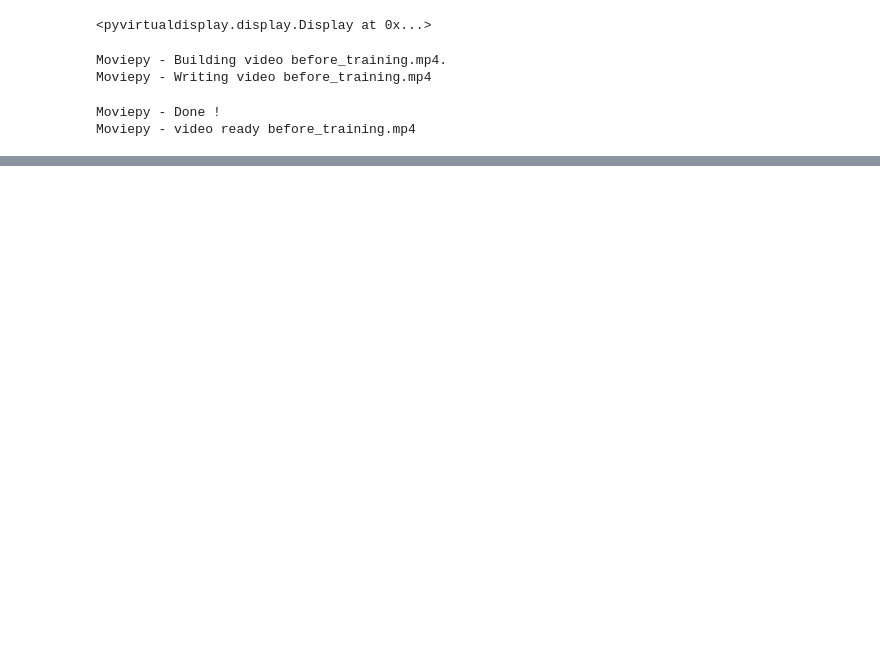
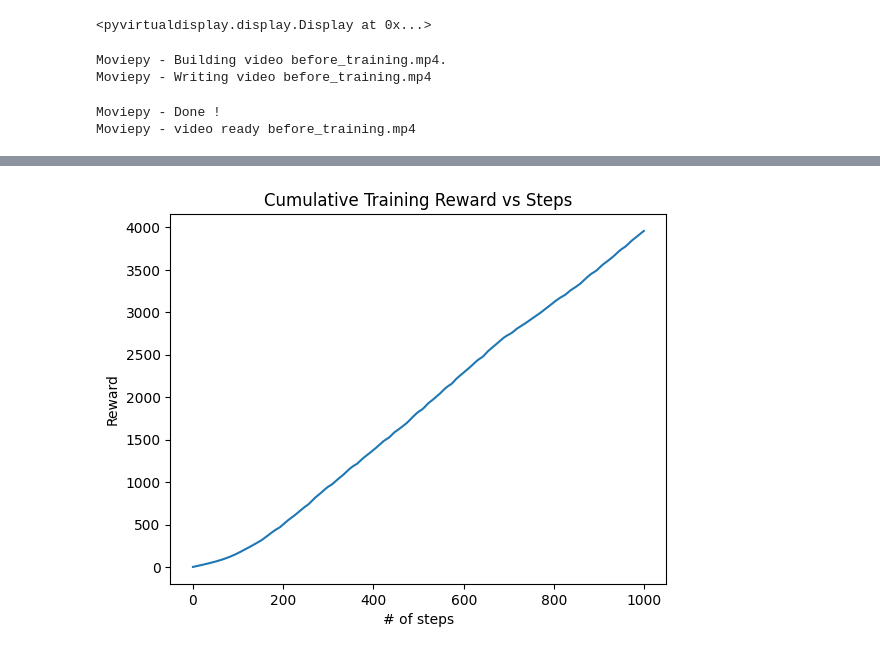
Before and after one commit to v1kramb/TicTacToe-RL, a Jupyter notebook: mujoco/walker2d.ipynb, the cells around one changed output, grey strips where cells are left out. Cells and saved outputs as stored; diff of their text form; code cells hidden in the pictures; blank space fills up the shorter version.

```diff
--- a/mujoco/walker2d.ipynb
+++ b/mujoco/walker2d.ipynb
@@ -100,6 +126,7 @@ Requirement already satisfied: six<2.0,>=1.6.1 in /usr/local/lib/python3.9/dist-
 # %%
 # Virtual display of environment
 from pyvirtualdisplay import Display
+MAX_STEPS = 400
 display = Display(visible=0, size=(1400, 900))
 display.start()
 # %% [output]
@@ -114,8 +141,7 @@ env.reset()
 
 video.capture_frame()
 
-for i in range(200):
-  env.render()
+for i in range(MAX_STEPS):
   video.capture_frame()
   # truncated is for possible OOBs, terminated is for complete MDP
   observation, reward, terminated, truncated, info = env.step(env.action_space.sample())
@@ -174,0 +206,31 @@ HTML(html)
+# %%
+model = PPO.load("walker2d")
+after_training = "after_training.mp4"
+
+video = VideoRecorder(env, after_training)
+obs = env.reset()
+cumulative_rewards = []
+total_reward = 0
+
+end_i = -1
+
+for i in range(MAX_STEPS * 5):
+  video.capture_frame()
+  action, _states = model.predict(obs)
+  obs, rewards, done, info = env.step(action)
+
+  total_reward += rewards[0]
+  cumulative_rewards.append(total_reward)
+
+  if done:
+    end_i = i
+    break
+
+  env.render()
+
+if end_i == -1:
+  end_i = MAX_STEPS * 5
+video.close()
+
+html = render_mp4(after_training)
+HTML(html)
@@ -174,0 +243,11 @@ HTML(html)
+# %%
+import matplotlib.pyplot as plt
+
+x = range(end_i + 1)
+plt.plot(x, cumulative_rewards)
+plt.title('Cumulative Training Reward vs Steps')
+plt.xlabel('# of steps')
+plt.ylabel('Reward')
+plt.show()
+# %% [output]
+[figure, added]
```
Also changed, not shown: parts of 13 cells of this notebook, 3 other files.
